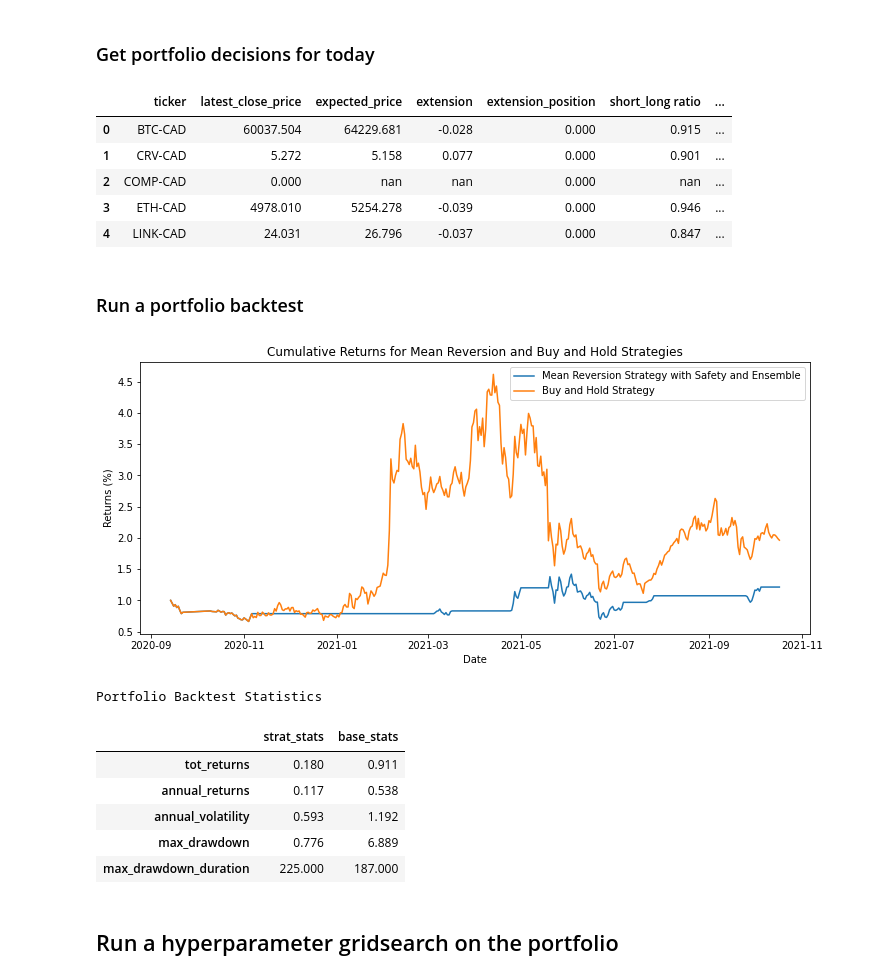
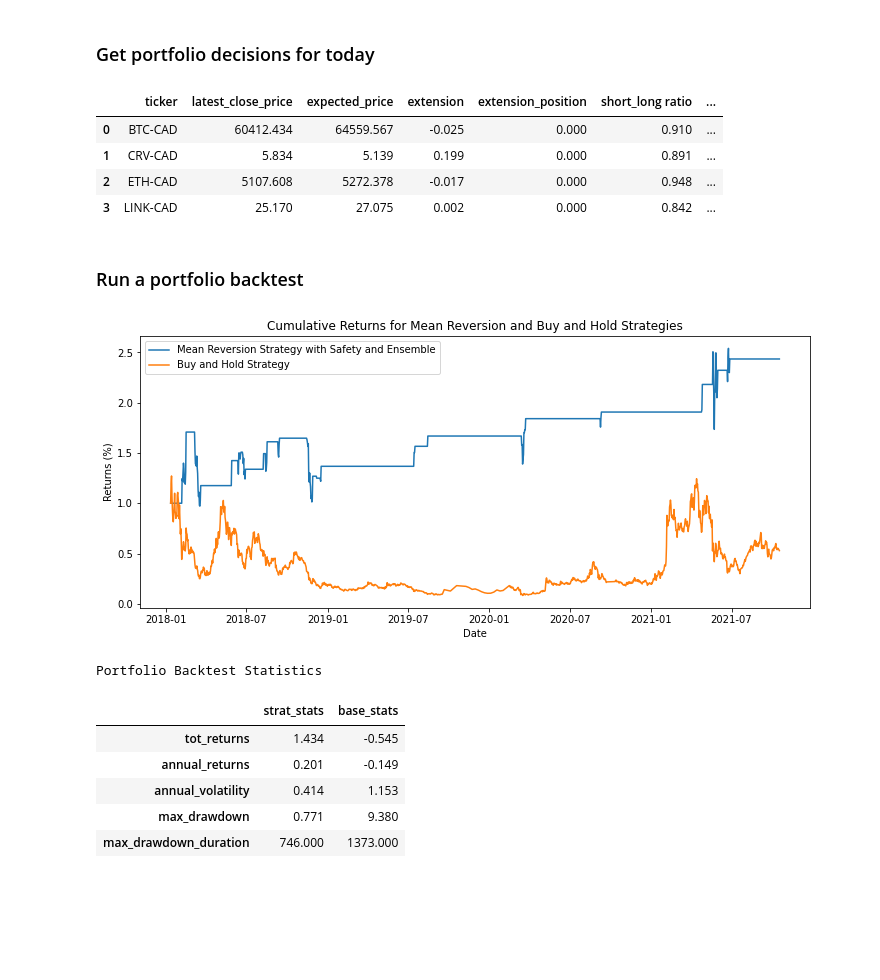
Before and after one commit to nlefrancois6/Investing-Strategy, a Jupyter notebook: MRT Clean.ipynb, the cells around one changed output. Saved outputs shown, nothing was run; the diff lists cells and outputs as text; code cells hidden in the pictures; blank space fills up the shorter version.

```diff
--- a/MRT Clean.ipynb
+++ b/MRT Clean.ipynb
@@ -75,7 +77,7 @@ tickers = ['BTC-CAD','CRV-CAD','COMP-CAD','ETH-CAD','LINK-CAD']
 current_positions = [1]*len(tickers)
 
 #Set strategy params
-strat_func = SMAMeanReversion_strat
+strat_func = MRT.SMAMeanReversion_strat
 SMA = 15 #have to make sure this is less than 2*long_term_sma, otherwise not enough data is downloaded and extension returns nan
 threshold = 0.1
 safety = False
@@ -88,53 +90,52 @@ tp_threshold = 0.7
 strat_settings2 = [strat_func, tickers, current_positions, SMA, threshold, safety, safety_threshold, short_term_sma, long_term_sma, short_long_threshold, tp_threshold]
 
 #Apply strategy to portfolio
-decisions = applyPortfolioStrat(strat_settings2)
-portfolio_dashboard(decisions)
+decisions = MRT.applyPortfolioStrat(strat_settings2)
+MRT.portfolio_dashboard(decisions)
 # %% [output]
 |  | ticker | latest_close_price | expected_price | extension | extension_position | short_long ratio | ... |
-| 0 | BTC-CAD | 60037.504 | 64229.681 | -0.028 | 0.000 | 0.915 | ... |
-| 1 | CRV-CAD | 5.272 | 5.158 | 0.077 | 0.000 | 0.901 | ... |
-| 2 | COMP-CAD | 0.000 | nan | nan | 0.000 | nan | ... |
-| 3 | ETH-CAD | 4978.010 | 5254.278 | -0.039 | 0.000 | 0.946 | ... |
-| 4 | LINK-CAD | 24.031 | 26.796 | -0.037 | 0.000 | 0.847 | ... |
+| 0 | BTC-CAD | 60412.434 | 64559.567 | -0.025 | 0.000 | 0.910 | ... |
+| 1 | CRV-CAD | 5.834 | 5.139 | 0.199 | 0.000 | 0.891 | ... |
+| 2 | ETH-CAD | 5107.608 | 5272.378 | -0.017 | 0.000 | 0.948 | ... |
+| 3 | LINK-CAD | 25.170 | 27.075 | 0.002 | 0.000 | 0.842 | ... |
 # %% [markdown]
 ### Run a portfolio backtest
 # %%
 #List of stocks we want to consider in our portfolio
 #tickers = ['AAVE-CAD','BAL-CAD','BAT-CAD','BCH-CAD','BTC-CAD','COMP-CAD','CRV-CAD','DOGE-CAD','ETH-CAD','FIL-CAD','KNC-CAD','LINK-CAD','LTC-CAD','MANA-CAD','MATIC-CAD','MKR-CAD','SNX-CAD','SUSHI-CAD','UMA-CAD','UNI3-CAD','YFI-CAD','ZRX-CAD']
 #tickers = ['TSLA','AAPL','TD','AMZN','SHOP','MSFT','RY','BNS','NVDA','CNR','BMO','FTS','ARKK','NFLX','FB','BCE','VOO','DOL','SQ','KO','GOOGL','WMT']
 #tickers = ['SNP','GOOGL','AAPL','TD','AMZN','BMO','CNR','NVDA','ARKK','NFLX','FB','VOO','GOOGL','WMT']
-tickers = ['BAT-CAD','BTC-CAD','ETH-CAD','CRV-CAD','ZRX-CAD']
 #tickers = ['SNP','TSLA']
+#Cryptos valid back to 2018-01
+tickers = ['ADA-CAD','BAT-CAD','BCH-CAD','BTC-CAD','DOGE-CAD','ETH-CAD','FIL-CAD','LINK-CAD','LTC-CAD','MANA-CAD','MKR-CAD','XTZ-CAD','XLM-CAD','ZRX-CAD']
+
 verbose = False
 
 start_date = '2015-05-01'
 end_date = '2021-10-17'
 strat='SMA_MR'
-SMA = 30
-threshold = 0.1
-safety = True
+SMA = 20
+threshold = 0.2
+safety = False
 safety_threshold = 0.15
 short_term_sma=10
 long_term_sma=30
 short_long_threshold=0.05
 
 strat_settings3 = [tickers, strat, SMA, threshold, safety, safety_threshold, short_term_sma, long_term_sma, short_long_threshold, start_date, end_date, verbose]
 #Run the backtest on the entire portfolio
-portfolio_returns, portfolio_stats = portfolioBacktest(strat_settings3)
+portfolio_returns, portfolio_stats = MRT.portfolioBacktest(strat_settings3)
 #Plot portfolio backtest returns
-plot_portfolio_backtest(portfolio_returns)
+MRT.plot_portfolio_backtest(portfolio_returns)
 #Print portfolio backtest statistics
 print('Portfolio Backtest Statistics')
 round(portfolio_stats,3)
 # %% [output]
-[figure, old version]
+[figure, new version]
 Portfolio Backtest Statistics
 |  | strat_stats | base_stats |
-| tot_returns | 0.180 | 0.911 |
-| annual_returns | 0.117 | 0.538 |
-| annual_volatility | 0.593 | 1.192 |
-| max_drawdown | 0.776 | 6.889 |
-| max_drawdown_duration | 225.000 | 187.000 |
+| tot_returns | 1.434 | -0.545 |
+| annual_returns | 0.201 | -0.149 |
+| annual_volatility | 0.414 | 1.153 |
+| max_drawdown | 0.771 | 9.380 |
+| max_drawdown_duration | 746.000 | 1373.000 |
-# %% [markdown]
-## Run a hyperparameter gridsearch on the portfolio
```
Also changed, not shown: parts of 8 cells of this notebook, 12 other files.
